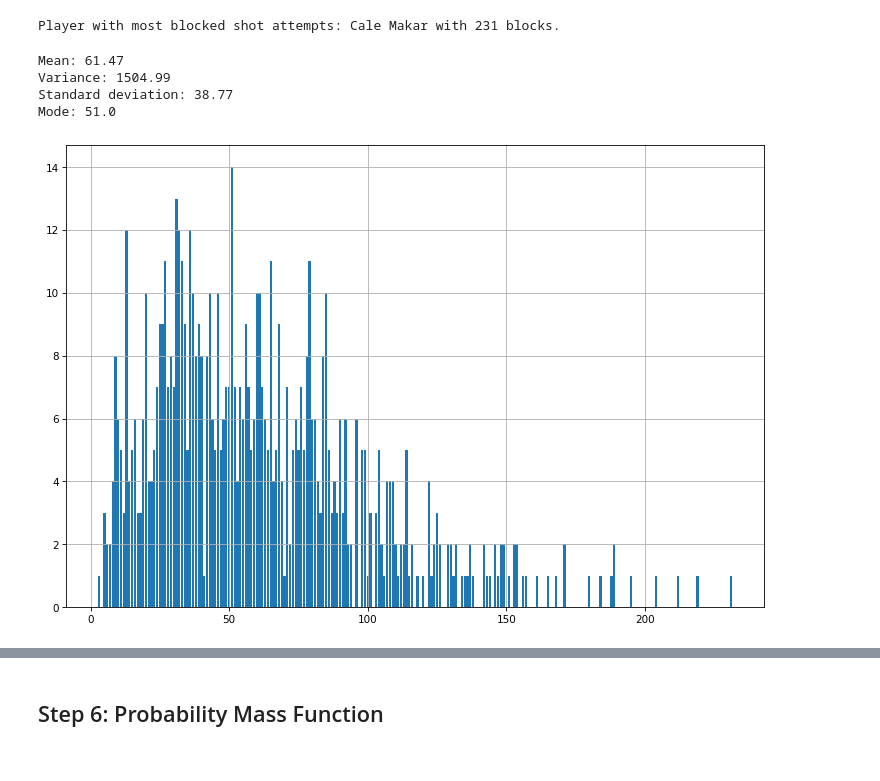
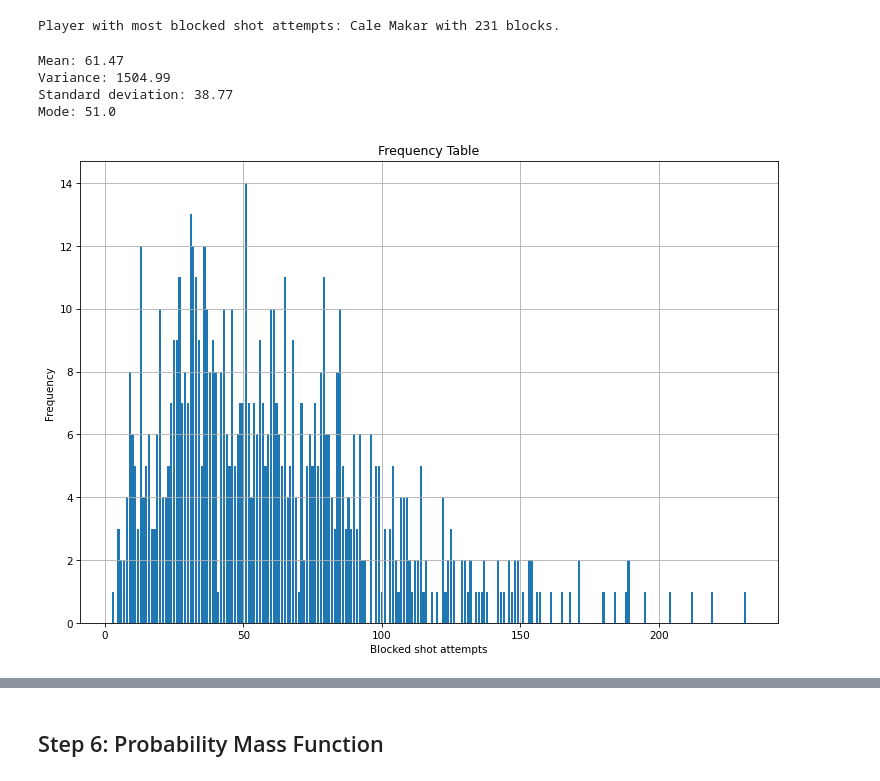
Before and after one commit to thedanicode24/moneypuck-data, a Jupyter notebook: skaters/blocked-shot-attempts.ipynb, the cells around one changed output, grey strips where cells are left out. Saved outputs shown, nothing was run; the diff lists cells and outputs as text; code cells hidden in the pictures.

```diff
--- a/skaters/blocked-shot-attempts.ipynb
+++ b/skaters/blocked-shot-attempts.ipynb
@@ -80,13 +80,13 @@ print(f"Player with most blocked shot attempts: {answer["name"]} with {int(answe
 # %% [output]
 Player with most blocked shot attempts: Cale Makar with 231 blocks.
 # %%
-distributions_utils.plot_ftab(df_shots, feature, xlabel="Blocked shot attempts")
+ftab_utils.plot_ftab(df_shots, feature, xlabel="Blocked shot attempts")
 # %% [output]
 Mean: 61.47
 Variance: 1504.99
 Standard deviation: 38.77
 Mode: 51.0
-[figure, old version]
+[figure, new version]
 # %%
 df1 = df_shots[df_shots["position"]!="D"]
 df2 = df_shots[df_shots["position"]=="D"]
```
Also changed, not shown: parts of 2 cells of this notebook, 8 other files.
